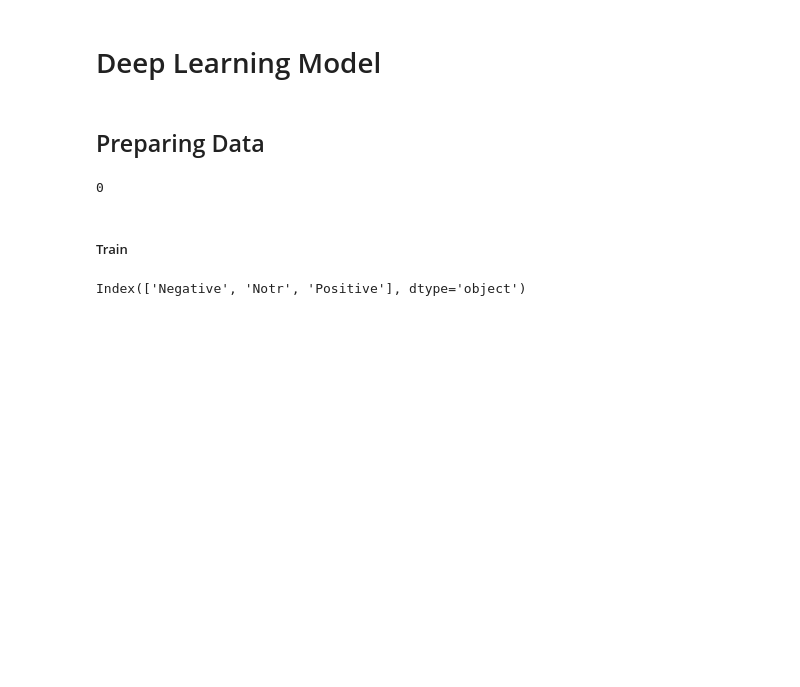
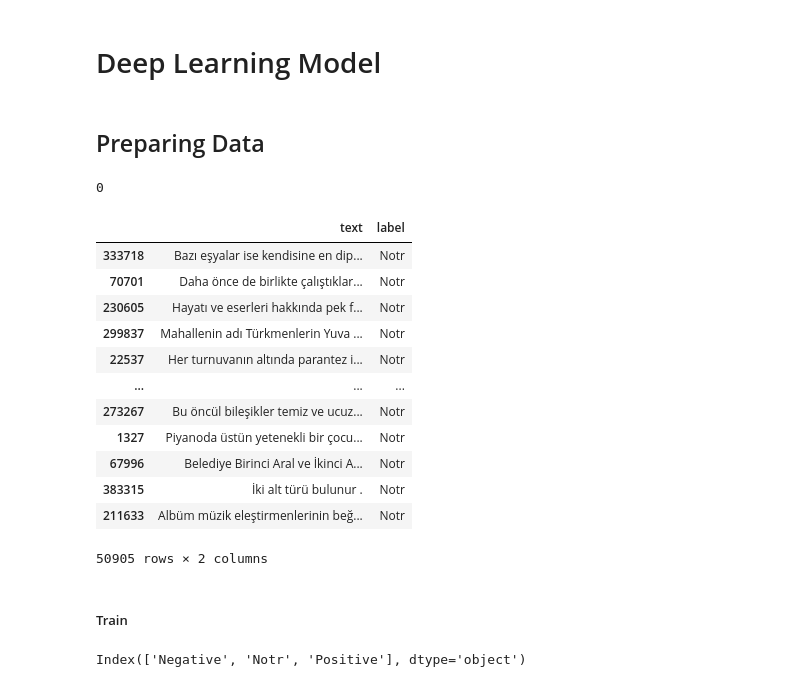
Before and after one commit to Musa-Sina-Ertugrul/teknofest, a Jupyter notebook: msnet/test_model.ipynb, the cells around one changed output. Cells and saved outputs as stored; diff of their text form; code cells hidden in the pictures; blank space fills up the shorter version.

```diff
--- a/msnet/test_model.ipynb
+++ b/msnet/test_model.ipynb
@@ -41,3 +49,21 @@ df_train_notr = df_train[df_train["label"]=="Notr"].sample(50905,random_state=42
+# %%
+df_train_pos.drop("dataset",axis=1)
+df_train_neg.drop("dataset",axis=1)
+df_train_notr.drop("dataset",axis=1)
+# %% [output]
+|  | text | label |
+| 333718 | Bazı eşyalar ise kendisine en dip... | Notr |
+| 70701 | Daha önce de birlikte çalıştıklar... | Notr |
+| 230605 | Hayatı ve eserleri hakkında pek f... | Notr |
+| 299837 | Mahallenin adı Türkmenlerin Yuva ... | Notr |
+| 22537 | Her turnuvanın altında parantez i... | Notr |
+| ... | ... | ... |
+| 273267 | Bu öncül bileşikler temiz ve ucuz... | Notr |
+| 1327 | Piyanoda üstün yetenekli bir çocu... | Notr |
+| 67996 | Belediye Birinci Aral ve İkinci A... | Notr |
+| 383315 | İki alt türü bulunur . | Notr |
+| 211633 | Albüm müzik eleştirmenlerinin beğ... | Notr |
+50905 rows × 2 columns
 # %%
 import sklearn.preprocessing
 import sklearn.utils
```
Also changed, not shown: parts of 5 cells of this notebook, 8 other files.
